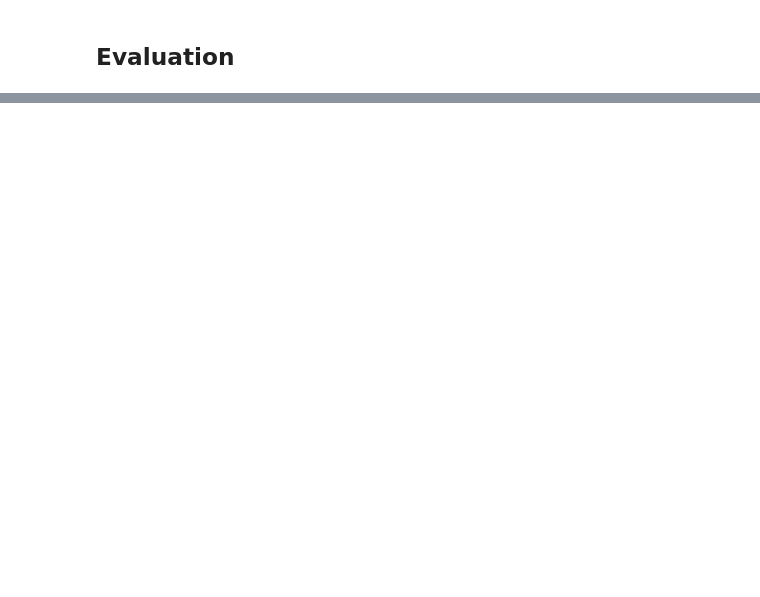
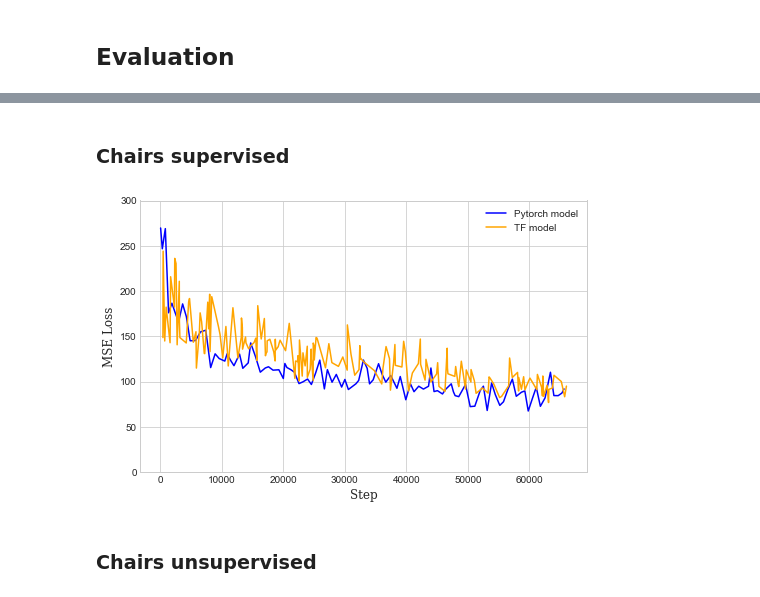
Before and after one commit to puhsu/point-clouds, a Jupyter notebook: point_clouds.ipynb, the cells around one changed output, grey strips where cells are left out. Drawn from its saved outputs; the diff is of its cells as text; code cells hidden in the pictures; blank space fills up the shorter version.

```diff
--- a/point_clouds.ipynb
+++ b/point_clouds.ipynb
@@ -913,0 +895,2 @@ JVisualizer with 1 geometries
+# %%
+font = {'fontname':'DejaVu Serif', 'size': 12}
@@ -913,0 +935,2 @@ JVisualizer with 1 geometries
+# %% [markdown]
+### Chairs supervised
@@ -913,0 +939,19 @@ JVisualizer with 1 geometries
+# %%
+ours = pd.read_csv("chairs_supervised/ours_loss.csv")
+auth = pd.read_csv("chairs_supervised/authors_loss.csv")
+# %%
+plt.style.use('seaborn-whitegrid')
+# %%
+fig = plt.figure(figsize=(8, 5))
+plt.plot(ours.Step[::10], ours.Value[::10] / 2, label='Pytorch model', c="blue");
+plt.plot(auth.Step[auth.Step <= ours.Step.max()], auth.Value[auth.Step <= ours.Step.max()], label='TF model', c="orange")
+plt.ylim(0, 300)
+plt.legend()
+plt.xlabel('Step', **font)
+plt.ylabel('MSE Loss', **font)
+plt.show()
+fig.savefig("plots/chairs_supervised_loss.png", bbox_inches="tight", pad_inches=0, dpi=200, quality=100)
+# %% [output]
+[figure, added]
+# %% [markdown]
+### Chairs unsupervised
```
Also changed, not shown: parts of 57 cells of this notebook.
